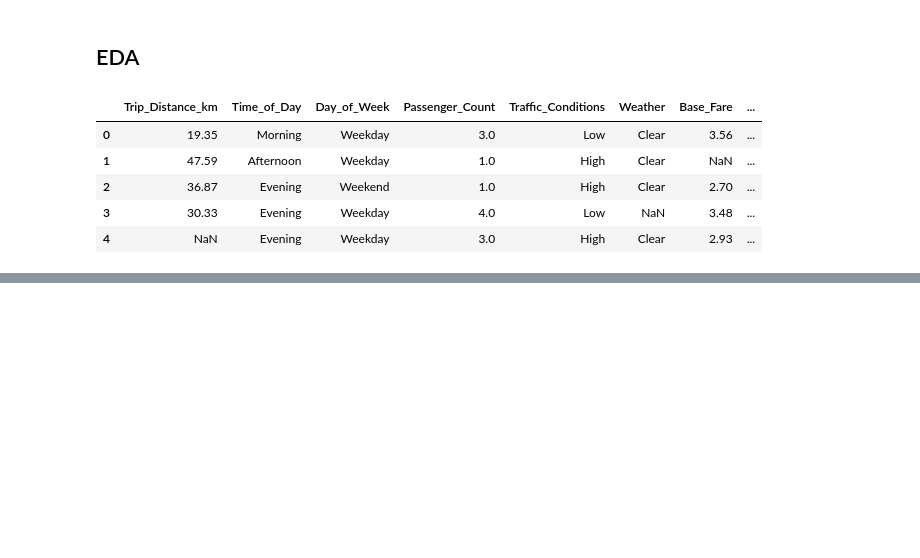
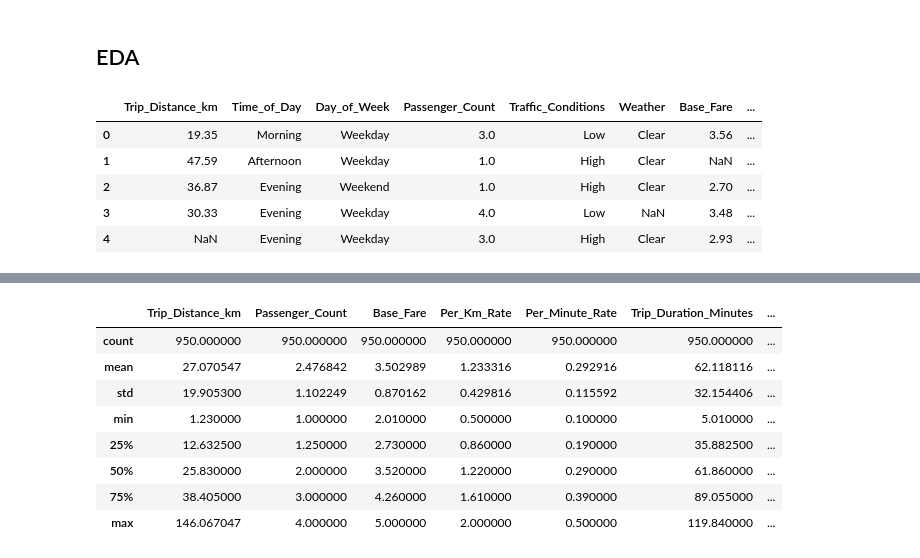
Before and after one commit to linuslarsson03/taxi-prediction-fullstack-linus, a Jupyter notebook: taxipred/src/taxipred/model_development/eda.ipynb, the cells around one changed output, grey strips where cells are left out. Cells and saved outputs as stored; diff of their text form; code cells hidden in the pictures; blank space fills up the shorter version.

```diff
--- a/taxipred/src/taxipred/model_development/eda.ipynb
+++ b/taxipred/src/taxipred/model_development/eda.ipynb
@@ -15,0 +42,12 @@ df.head()
+# %%
+df.describe()
+# %% [output]
+|  | Trip_Distance_km | Passenger_Count | Base_Fare | Per_Km_Rate | Per_Minute_Rate | Trip_Duration_Minutes | ... |
+| count | 950.000000 | 950.000000 | 950.000000 | 950.000000 | 950.000000 | 950.000000 | ... |
+| mean | 27.070547 | 2.476842 | 3.502989 | 1.233316 | 0.292916 | 62.118116 | ... |
+| std | 19.905300 | 1.102249 | 0.870162 | 0.429816 | 0.115592 | 32.154406 | ... |
+| min | 1.230000 | 1.000000 | 2.010000 | 0.500000 | 0.100000 | 5.010000 | ... |
+| 25% | 12.632500 | 1.250000 | 2.730000 | 0.860000 | 0.190000 | 35.882500 | ... |
+| 50% | 25.830000 | 2.000000 | 3.520000 | 1.220000 | 0.290000 | 61.860000 | ... |
+| 75% | 38.405000 | 3.000000 | 4.260000 | 1.610000 | 0.390000 | 89.055000 | ... |
+| max | 146.067047 | 4.000000 | 5.000000 | 2.000000 | 0.500000 | 119.840000 | ... |
```
Also changed, not shown: parts of 17 cells of this notebook.
